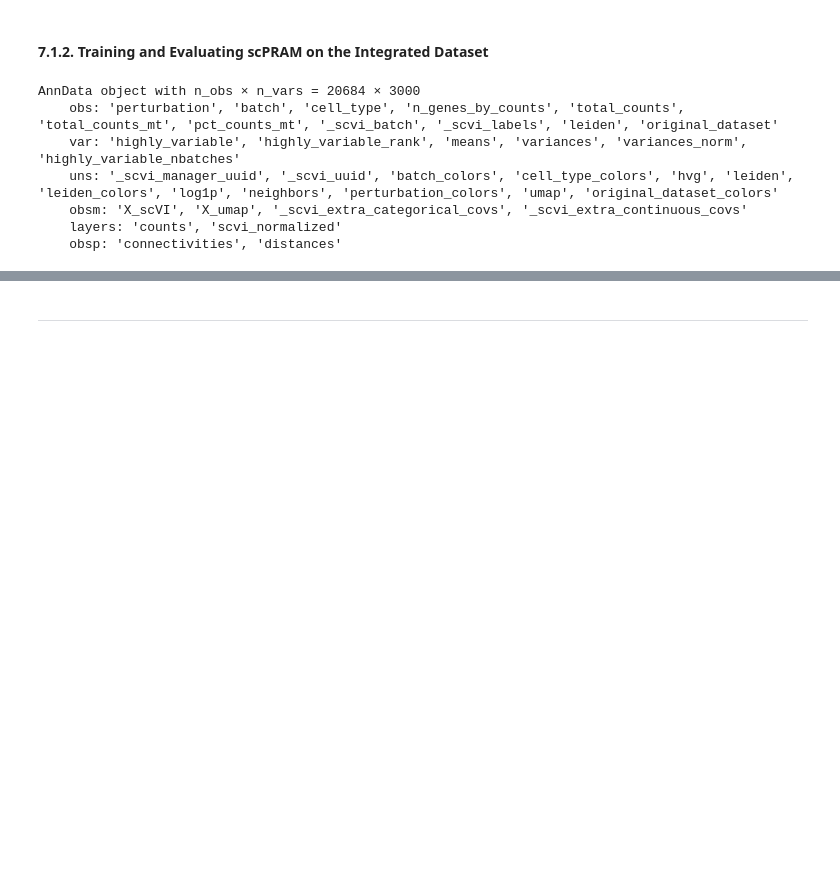
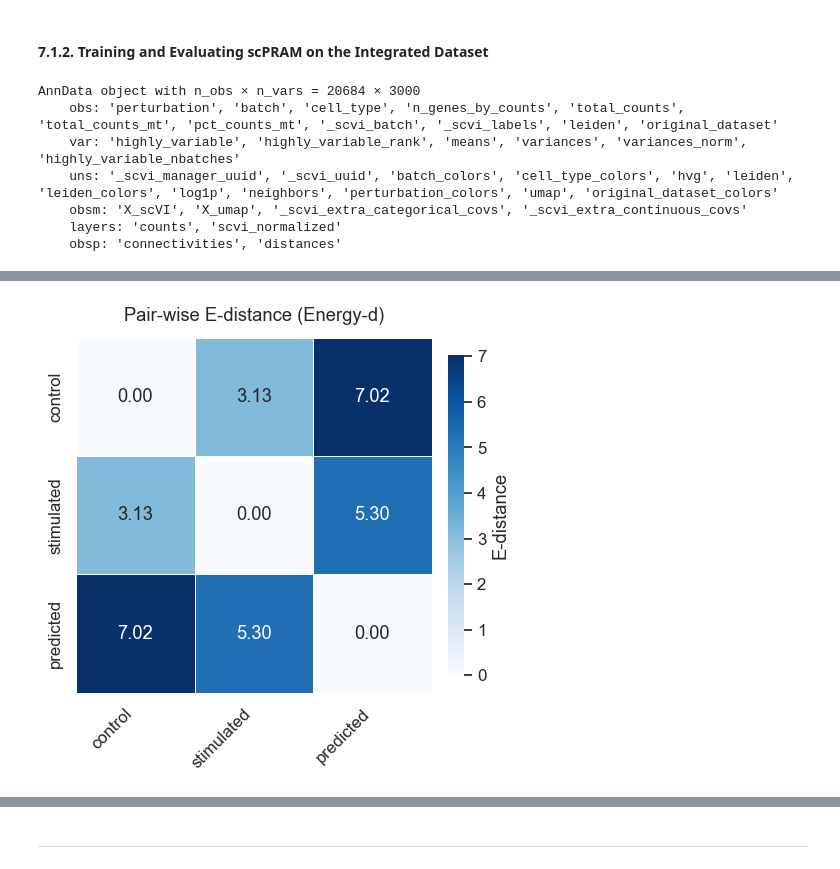
Before and after one commit to BiodataAnalysisGroup/virtual-tutorial-perturbation-modelling, a Jupyter notebook: 2_scPRAM/scPRAM_Tutorial_ECCB2025.ipynb, the cells around one changed output, grey strips where cells are left out. Saved outputs shown, nothing was run; the diff lists cells and outputs as text; code cells hidden in the pictures; blank space fills up the shorter version.

```diff
--- a/2_scPRAM/scPRAM_Tutorial_ECCB2025.ipynb
+++ b/2_scPRAM/scPRAM_Tutorial_ECCB2025.ipynb
@@ -1385,33 +1388,38 @@ Font 'default' does not have a glyph for '\u2002' [U+2002], substituting with a
 # ──────────────────────────────────────────────────────────────────────
 # Pair-wise Energy-distance matrix (control / stimulated / predicted)
 # ──────────────────────────────────────────────────────────────────────
+
+ctrl_m = eval_ad.obs['perturbation'] == 'ctrl'
+
 group_repr = {
     "control"    : Xp[ctrl_m],
     "stimulated" : Xp_stim_sub,        # ← re-use the 2 000-cell subset
     "predicted"  : Xp[pred_m],
 }
 
 groups = ["control", "stimulated", "predicted"]
 E_df   = pd.DataFrame(index=groups, columns=groups, dtype=float)
 
 for i, g1 in enumerate(groups):
     X1 = group_repr[g1]
     for g2 in groups[i:]:
         ed = energy_d(X1, group_repr[g2])   # no extra sub-sampling
         E_df.loc[g1, g2] = E_df.loc[g2, g1] = ed
 
 # heat-map
 sns.set(font_scale=1.1)
 plt.figure(figsize=(6, 5))
 sns.heatmap(
     E_df.astype(float), annot=True, fmt=".2f", cmap="Blues",
     linewidths=.7, square=True,
     cbar_kws=dict(label="E-distance", shrink=.9, pad=.03)
 )
 plt.title("Pair-wise E-distance (Energy-d)", pad=12)
 plt.xticks(rotation=45, ha="right")
 plt.ylabel("")
 plt.tight_layout(); plt.show()
+# %% [output]
+[figure, added]
 # %%
 # ──────────────────────────────────────────────────────────────────────
 # Identify top-10 IFN-β DEGs and draw the bubble (dot) plot
```
Also changed, not shown: parts of 26 cells of this notebook.
